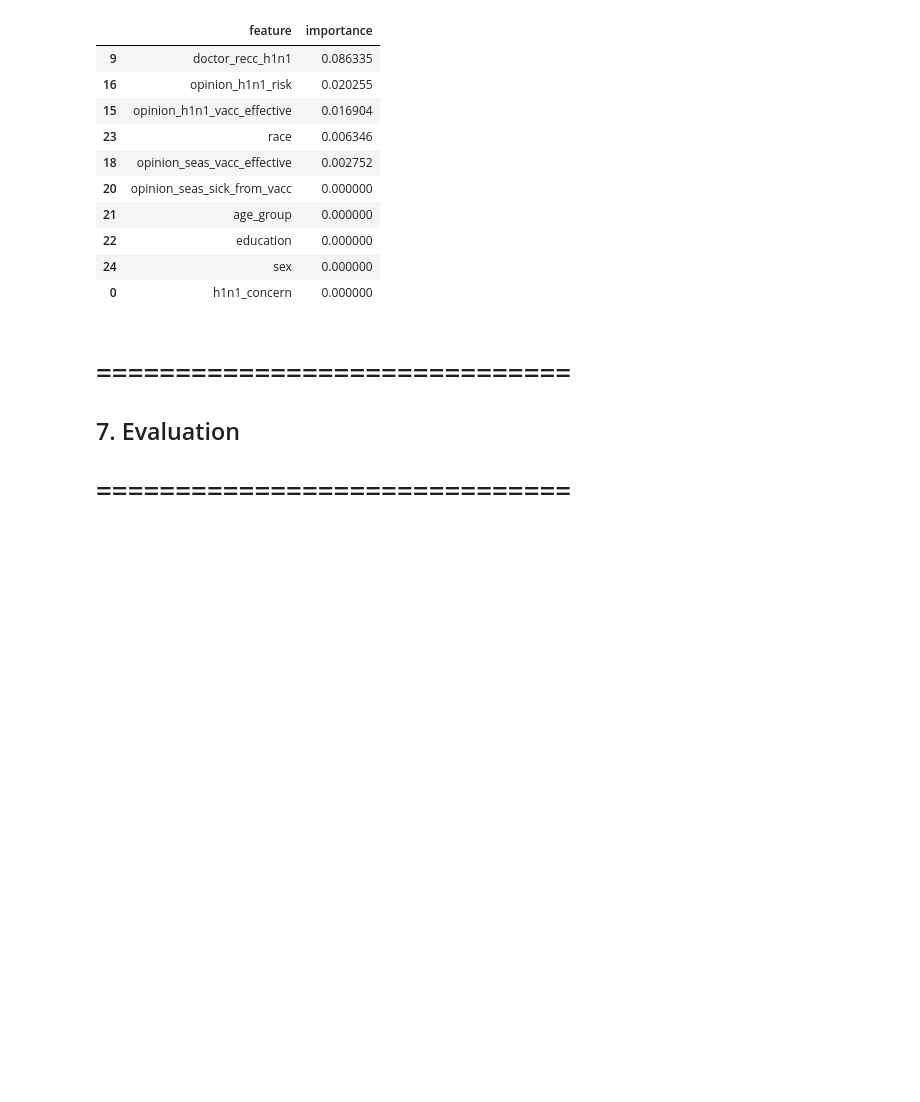
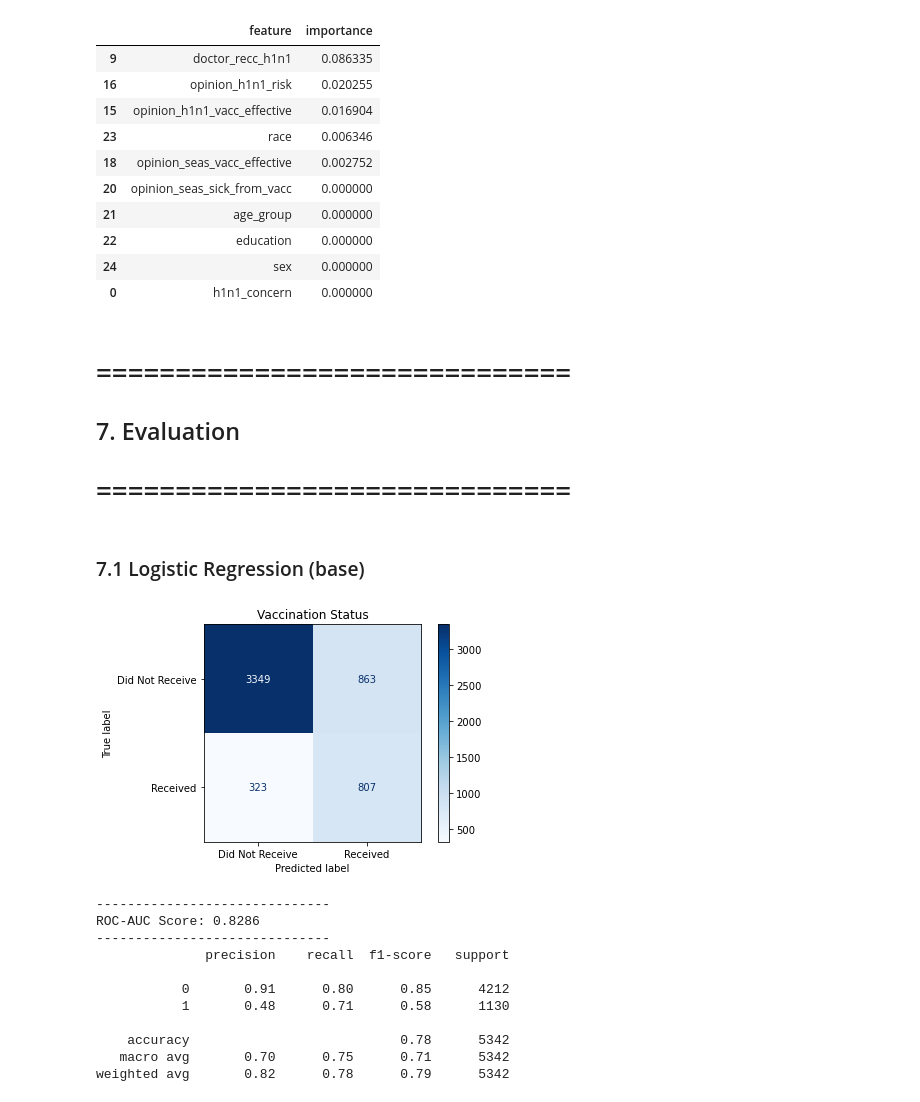
Before and after one commit to just-mawi/Phase-3-Project, a Jupyter notebook: index.ipynb, the cells around one changed output. Cells and saved outputs as stored; diff of their text form; code cells hidden in the pictures; blank space fills up the shorter version.

```diff
--- a/index.ipynb
+++ b/index.ipynb
@@ -421,3 +476,33 @@ perm_importance_tuned.head(10)
 # ==============================
 ## 7. Evaluation
 # ==============================
+# %% [markdown]
+### 7.1 Logistic Regression (base)
+# %%
+cnf_matrix = confusion_matrix(y_test, y_pred_log)
+
+# Visualize the confusion matrix
+disp = ConfusionMatrixDisplay(confusion_matrix=cnf_matrix,
+                              display_labels=["Did Not Receive", "Received"])
+
+disp.plot(cmap="Blues")
+plt.title('Vaccination Status')
+plt.show()
+
+print("-" * 30)
+print(f"ROC-AUC Score: {roc_auc_score(y_test, y_prob_log):.4f}")
+print("-" * 30)
+print(classification_report(y_test, y_pred_log))
+# %% [output]
+[figure, added]
+------------------------------
+ROC-AUC Score: 0.8286
+------------------------------
+              precision    recall  f1-score   support
+
+           0       0.91      0.80      0.85      4212
+           1       0.48      0.71      0.58      1130
+
+    accuracy                           0.78      5342
+   macro avg       0.70      0.75      0.71      5342
+weighted avg       0.82      0.78      0.79      5342
```
Also changed, not shown: parts of 22 cells of this notebook.
